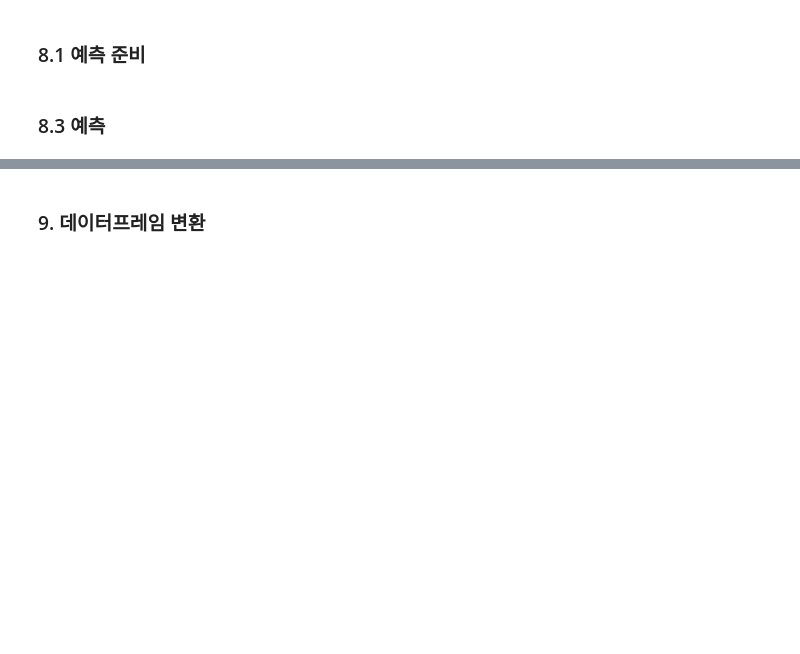
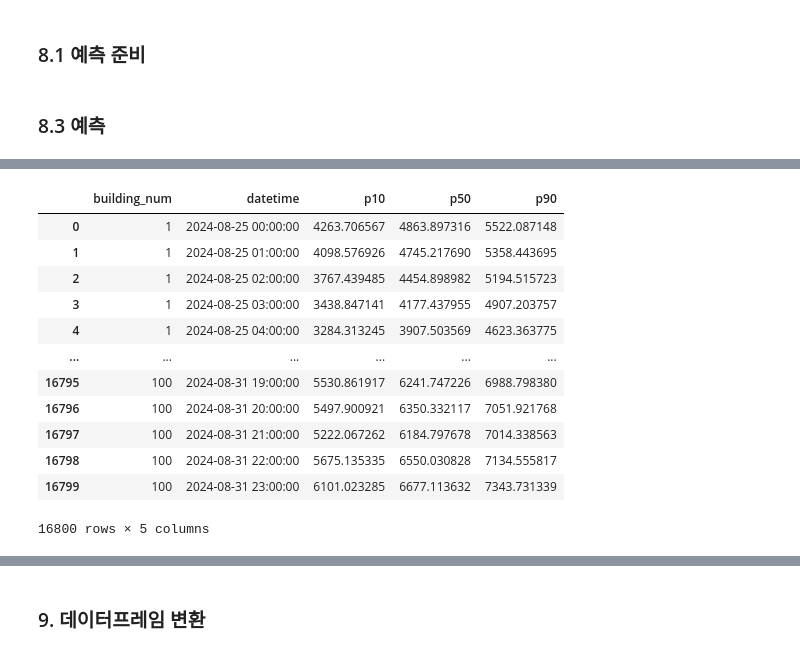
Before and after one commit to zeenoo11/Dacon_elec_0825, a Jupyter notebook: src/data_with_darts/darts_building_as_cov.ipynb, the cells around one changed output, grey strips where cells are left out. Saved outputs shown, nothing was run; the diff lists cells and outputs as text; code cells hidden in the pictures; blank space fills up the shorter version.

```diff
--- a/src/data_with_darts/darts_building_as_cov.ipynb
+++ b/src/data_with_darts/darts_building_as_cov.ipynb
@@ -351,6 +351,8 @@ likelihood: QuantileRegression(quantiles=[0.1, 0.5, 0.9], prior_strength=1.0)
 # 6) 모델 정의 & 학습
 # ------------------------------------------------------------
 from pytorch_lightning.callbacks import EarlyStopping, ModelCheckpoint
+
+N_EPOCHS = 5    # 테스트용
 
 print(f"N_EPOCHS: {N_EPOCHS}")
 print(f"BATCH_SIZE: {BATCH_SIZE}")
@@ -576,3 +589,19 @@ df_pred = predict_all_buildings(
+# %%
+df_pred
+# %% [output]
+|  | building_num | datetime | p10 | p50 | p90 |
+| 0 | 1 | 2024-08-25 00:00:00 | 4263.706567 | 4863.897316 | 5522.087148 |
+| 1 | 1 | 2024-08-25 01:00:00 | 4098.576926 | 4745.217690 | 5358.443695 |
+| 2 | 1 | 2024-08-25 02:00:00 | 3767.439485 | 4454.898982 | 5194.515723 |
+| 3 | 1 | 2024-08-25 03:00:00 | 3438.847141 | 4177.437955 | 4907.203757 |
+| 4 | 1 | 2024-08-25 04:00:00 | 3284.313245 | 3907.503569 | 4623.363775 |
+| ... | ... | ... | ... | ... | ... |
+| 16795 | 100 | 2024-08-31 19:00:00 | 5530.861917 | 6241.747226 | 6988.798380 |
+| 16796 | 100 | 2024-08-31 20:00:00 | 5497.900921 | 6350.332117 | 7051.921768 |
+| 16797 | 100 | 2024-08-31 21:00:00 | 5222.067262 | 6184.797678 | 7014.338563 |
+| 16798 | 100 | 2024-08-31 22:00:00 | 5675.135335 | 6550.030828 | 7134.555817 |
+| 16799 | 100 | 2024-08-31 23:00:00 | 6101.023285 | 6677.113632 | 7343.731339 |
+16800 rows × 5 columns
 # %%
 # # ------------------------------------------------------------
 # # 8.3) 예측
```
Also changed, not shown: parts of 11 cells of this notebook.
